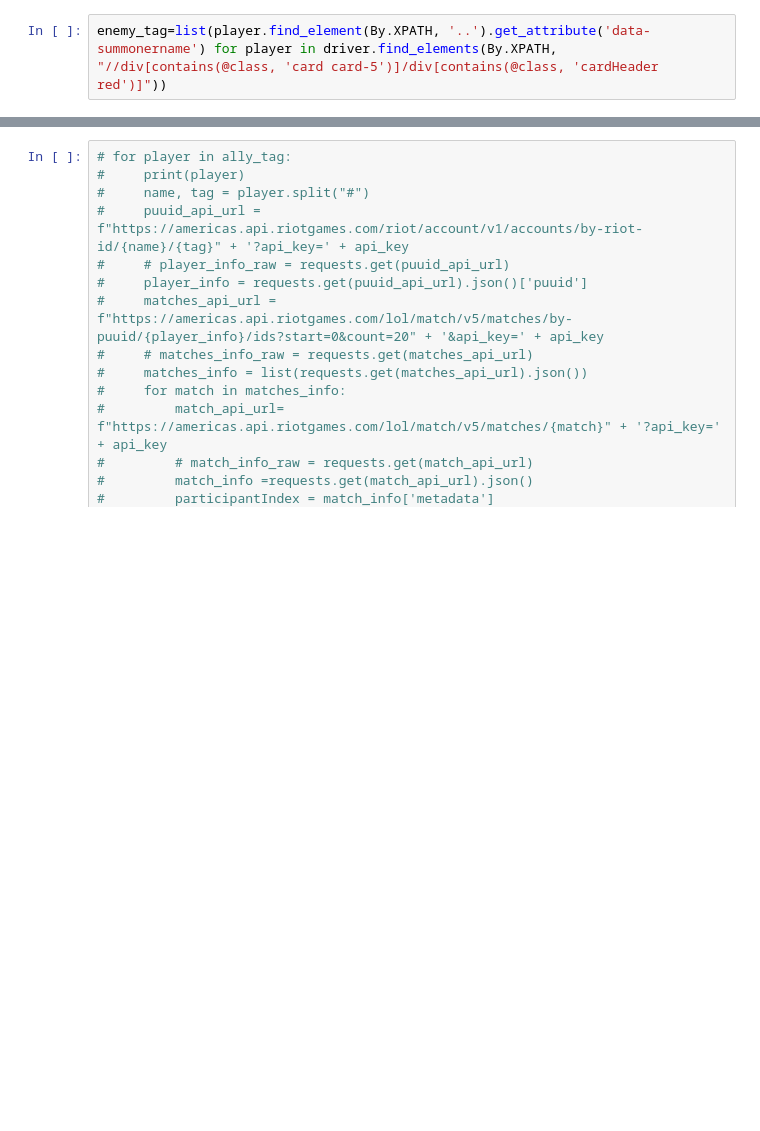
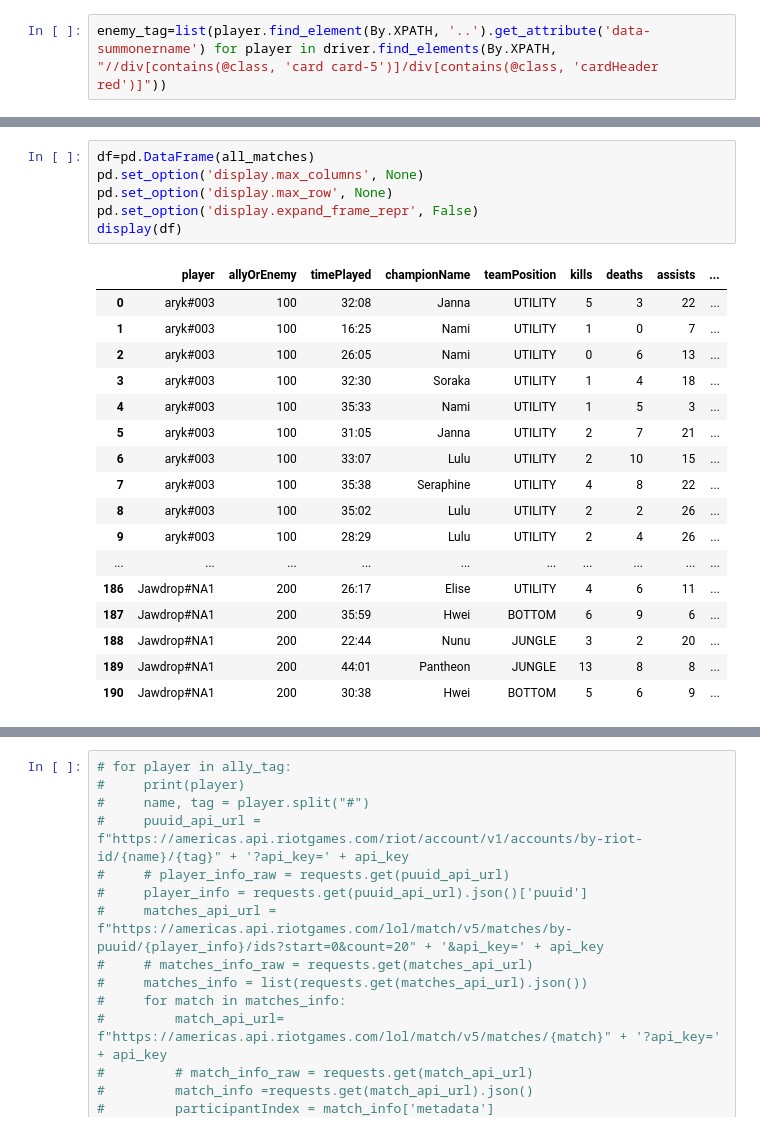
Before and after one commit to JoshuaMathewww/league_match_predictor, a Jupyter notebook: web_scraping.ipynb, the cells around one changed output, grey strips where cells are left out. Drawn from its saved outputs; the diff is of its cells as text; blank space fills up the shorter version.

Commit message:
Add files via upload
Formatting data set

```diff
--- a/web_scraping.ipynb
+++ b/web_scraping.ipynb
@@ -114,2 +106,26 @@ Pineapple#Oreo
+# %%
+df=pd.DataFrame(all_matches)
+pd.set_option('display.max_columns', None)
+pd.set_option('display.max_row', None)
+pd.set_option('display.expand_frame_repr', False)
+display(df)
+# %% [output]
+|  | player | allyOrEnemy | timePlayed | championName | teamPosition | kills | deaths | assists | ... |
+| 0 | aryk#003 | 100 | 32:08 | Janna | UTILITY | 5 | 3 | 22 | ... |
+| 1 | aryk#003 | 100 | 16:25 | Nami | UTILITY | 1 | 0 | 7 | ... |
+| 2 | aryk#003 | 100 | 26:05 | Nami | UTILITY | 0 | 6 | 13 | ... |
+| 3 | aryk#003 | 100 | 32:30 | Soraka | UTILITY | 1 | 4 | 18 | ... |
+| 4 | aryk#003 | 100 | 35:33 | Nami | UTILITY | 1 | 5 | 3 | ... |
+| 5 | aryk#003 | 100 | 31:05 | Janna | UTILITY | 2 | 7 | 21 | ... |
+| 6 | aryk#003 | 100 | 33:07 | Lulu | UTILITY | 2 | 10 | 15 | ... |
+| 7 | aryk#003 | 100 | 35:38 | Seraphine | UTILITY | 4 | 8 | 22 | ... |
+| 8 | aryk#003 | 100 | 35:02 | Lulu | UTILITY | 2 | 2 | 26 | ... |
+| 9 | aryk#003 | 100 | 28:29 | Lulu | UTILITY | 2 | 4 | 26 | ... |
+| ... | ... | ... | ... | ... | ... | ... | ... | ... | ... |
+| 186 | Jawdrop#NA1 | 200 | 26:17 | Elise | UTILITY | 4 | 6 | 11 | ... |
+| 187 | Jawdrop#NA1 | 200 | 35:59 | Hwei | BOTTOM | 6 | 9 | 6 | ... |
+| 188 | Jawdrop#NA1 | 200 | 22:44 | Nunu | JUNGLE | 3 | 2 | 20 | ... |
+| 189 | Jawdrop#NA1 | 200 | 44:01 | Pantheon | JUNGLE | 13 | 8 | 8 | ... |
+| 190 | Jawdrop#NA1 | 200 | 30:38 | Hwei | BOTTOM | 5 | 6 | 9 | ... |
 # %%
 requests.get(api)
```
Also changed, not shown: parts of 5 cells of this notebook.
